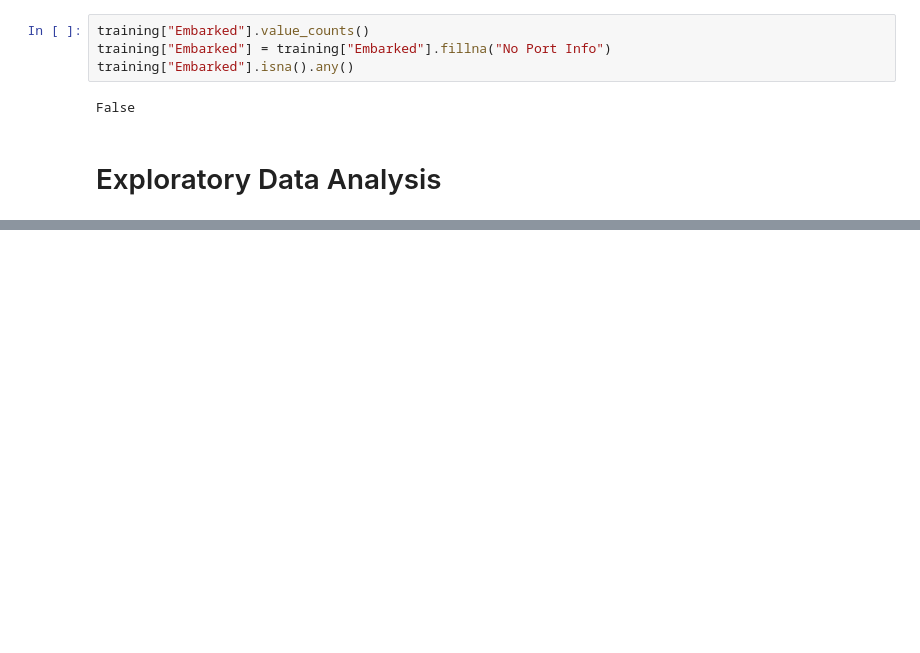
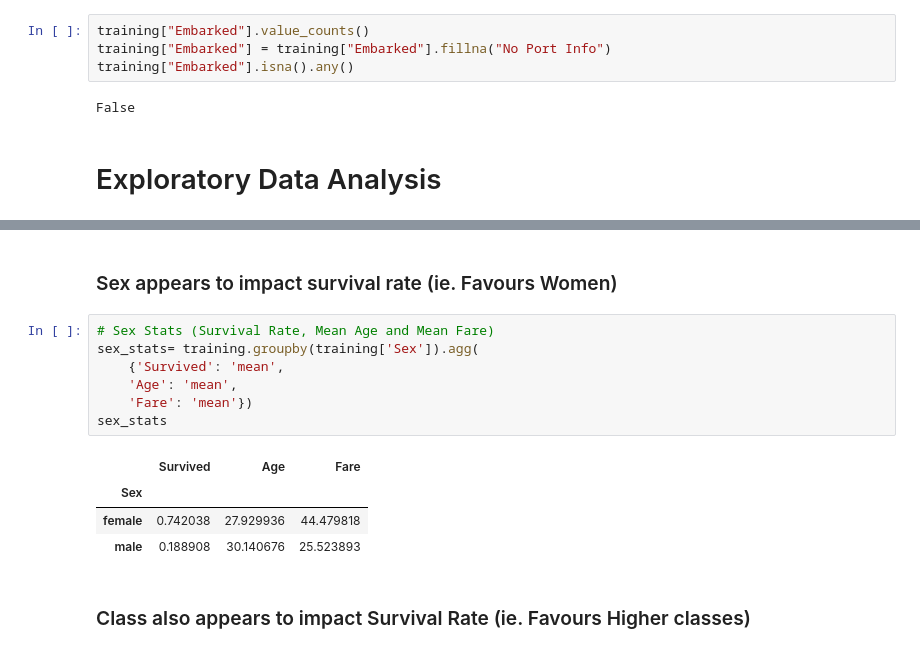
Before and after one commit to joelcsadi/KaggleML, a Jupyter notebook: titanic-prediction.ipynb, the cells around one changed output, grey strips where cells are left out. Cells and saved outputs as stored; diff of their text form; blank space fills up the shorter version.

```diff
--- a/titanic-prediction.ipynb
+++ b/titanic-prediction.ipynb
@@ -61,0 +65,16 @@ sns.barplot(x = 'Sex', y = 'Fare', data = training)
+# %% [markdown]
+### Sex appears to impact survival rate (ie. Favours Women)
+# %%
+# Sex Stats (Survival Rate, Mean Age and Mean Fare)
+sex_stats= training.groupby(training['Sex']).agg(
+    {'Survived': 'mean',
+    'Age': 'mean',
+    'Fare': 'mean'})
+sex_stats
+# %% [output]
+|  | Survived | Age | Fare |
+| Sex |  |  |  |
+| female | 0.742038 | 27.929936 | 44.479818 |
+| male | 0.188908 | 30.140676 | 25.523893 |
+# %% [markdown]
+### Class also appears to impact Survival Rate (ie. Favours Higher classes)
```
Also changed, not shown: parts of 6 cells of this notebook.
